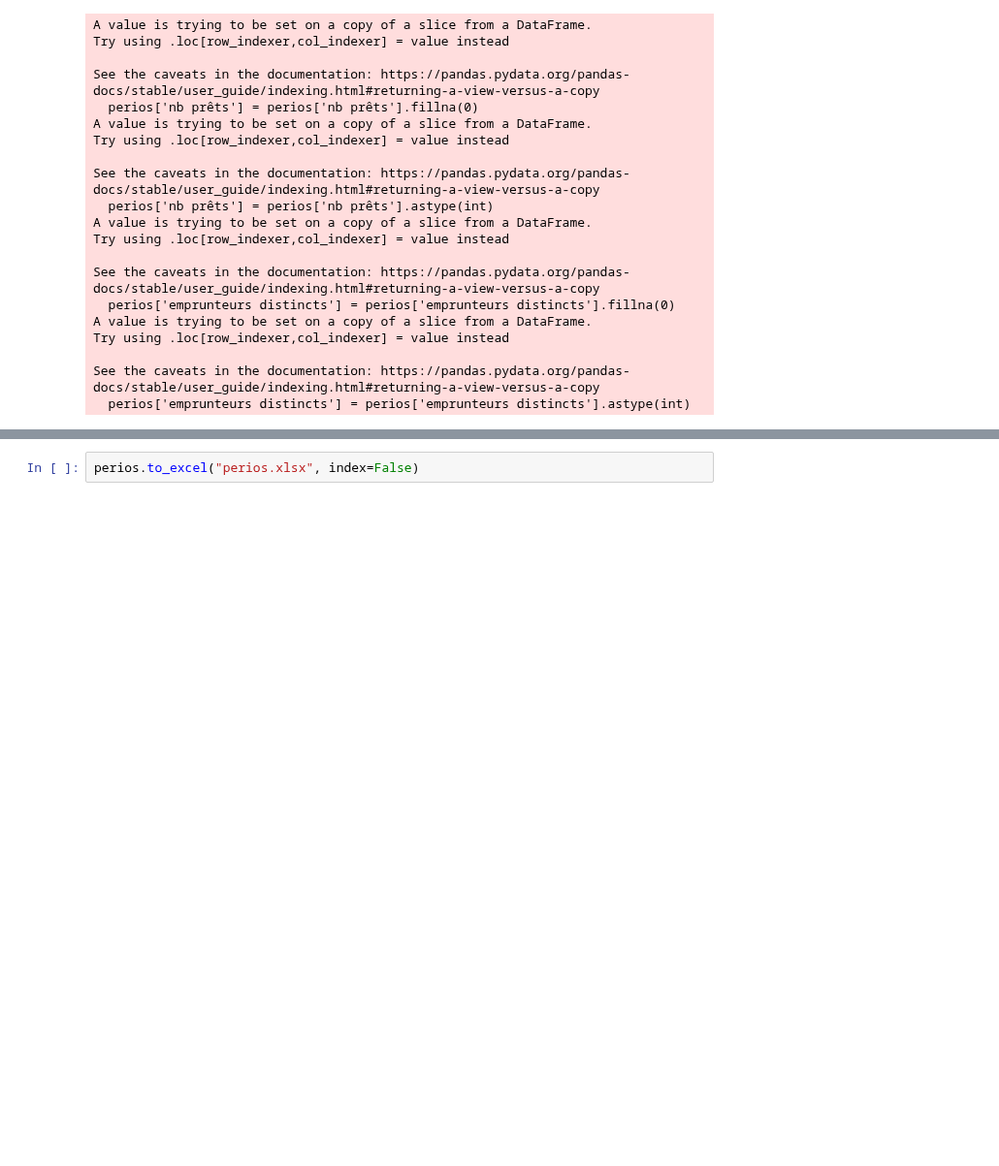
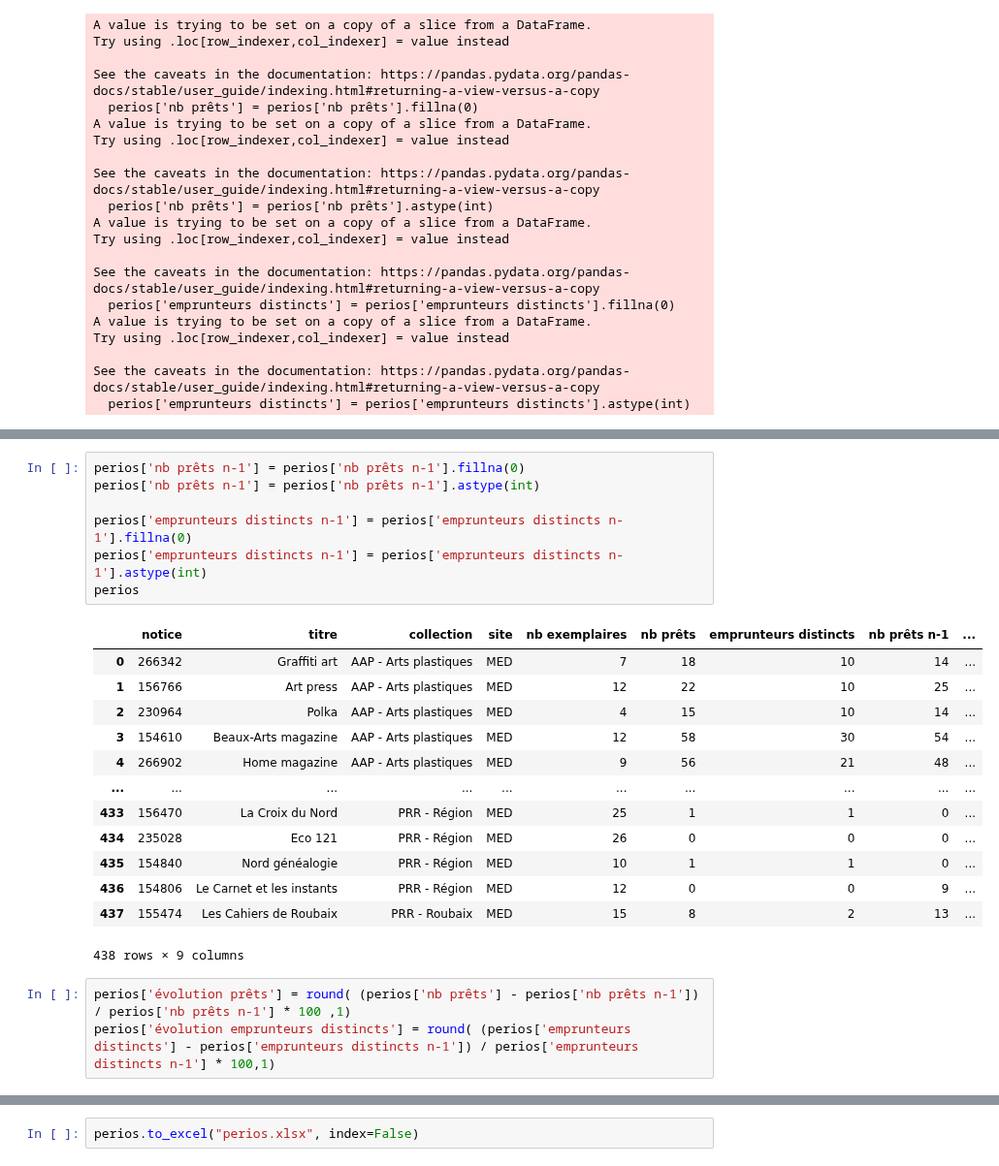
Before and after one commit to medrbx/kibini2, a Jupyter notebook: kibini/adm_stat_perio.ipynb, the cells around one changed output, grey strips where cells are left out. Shown at 97% size. Saved outputs shown, nothing was run; the diff lists cells and outputs as text; blank space fills up the shorter version.

```diff
--- a/kibini/adm_stat_perio.ipynb
+++ b/kibini/adm_stat_perio.ipynb
@@ -102,0 +141,24 @@ perios = perios[['notice', 'titre', 'auteur', 'collection', 'site', 'nb exemplai
+# %%
+perios['nb prêts n-1'] = perios['nb prêts n-1'].fillna(0)
+perios['nb prêts n-1'] = perios['nb prêts n-1'].astype(int)
+
+perios['emprunteurs distincts n-1'] = perios['emprunteurs distincts n-1'].fillna(0)
+perios['emprunteurs distincts n-1'] = perios['emprunteurs distincts n-1'].astype(int)
+perios
+# %% [output]
+|  | notice | titre | collection | site | nb exemplaires | nb prêts | emprunteurs distincts | nb prêts n-1 | ... |
+| 0 | 266342 | Graffiti art | AAP - Arts plastiques | MED | 7 | 18 | 10 | 14 | ... |
+| 1 | 156766 | Art press | AAP - Arts plastiques | MED | 12 | 22 | 10 | 25 | ... |
+| 2 | 230964 | Polka | AAP - Arts plastiques | MED | 4 | 15 | 10 | 14 | ... |
+| 3 | 154610 | Beaux-Arts magazine | AAP - Arts plastiques | MED | 12 | 58 | 30 | 54 | ... |
+| 4 | 266902 | Home magazine | AAP - Arts plastiques | MED | 9 | 56 | 21 | 48 | ... |
+| ... | ... | ... | ... | ... | ... | ... | ... | ... | ... |
+| 433 | 156470 | La Croix du Nord | PRR - Région | MED | 25 | 1 | 1 | 0 | ... |
+| 434 | 235028 | Eco 121 | PRR - Région | MED | 26 | 0 | 0 | 0 | ... |
+| 435 | 154840 | Nord généalogie | PRR - Région | MED | 10 | 1 | 1 | 0 | ... |
+| 436 | 154806 | Le Carnet et les instants | PRR - Région | MED | 12 | 0 | 0 | 9 | ... |
+| 437 | 155474 | Les Cahiers de Roubaix | PRR - Roubaix | MED | 15 | 8 | 2 | 13 | ... |
+438 rows × 9 columns
+# %%
+perios['évolution prêts'] = round( (perios['nb prêts'] - perios['nb prêts n-1']) / perios['nb prêts n-1'] * 100 ,1)
+perios['évolution emprunteurs distincts'] = round( (perios['emprunteurs distincts'] - perios['emprunteurs distincts n-1']) / perios['emprunteurs distincts n-1'] * 100,1)
```
Also changed, not shown: parts of 13 cells of this notebook.
